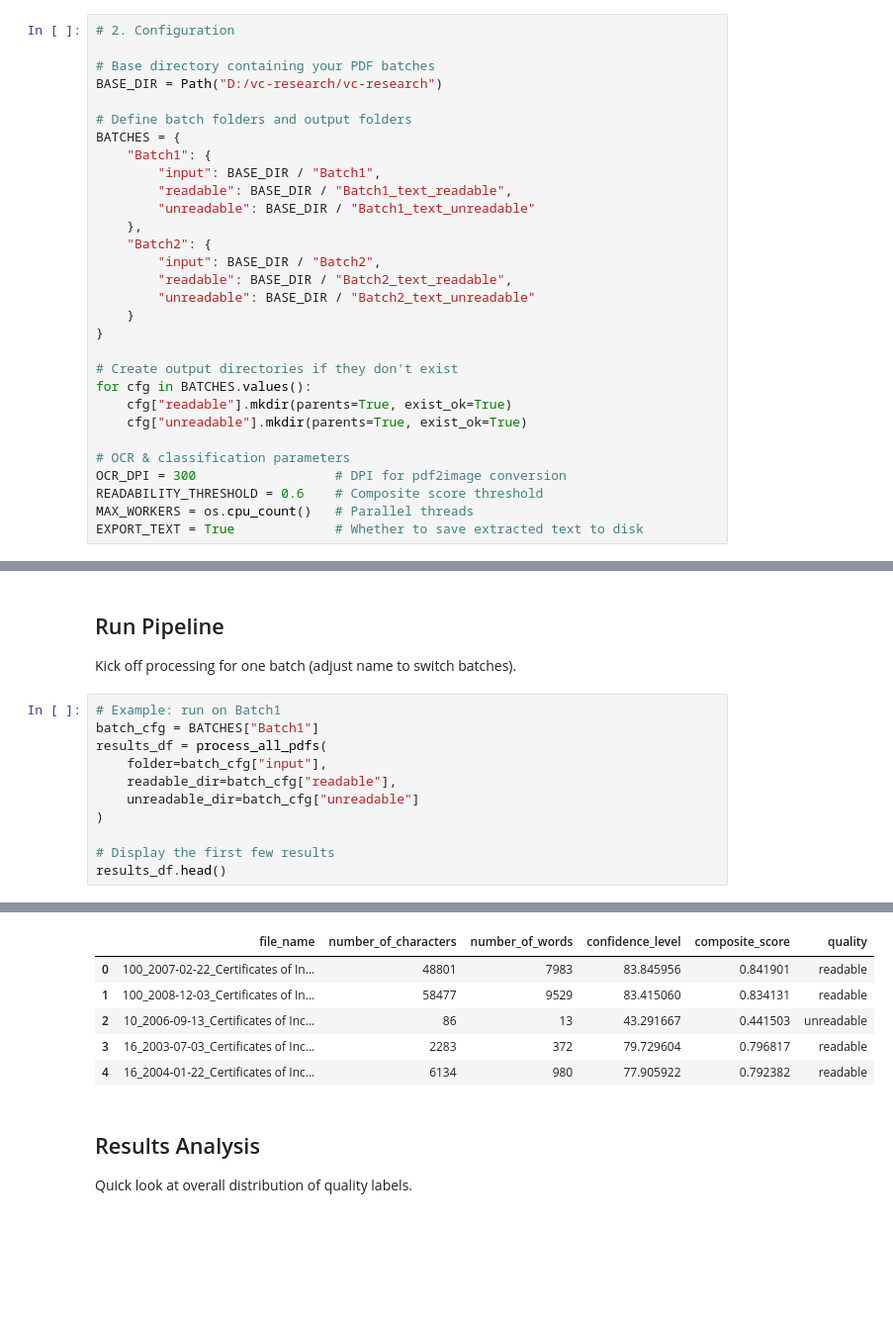
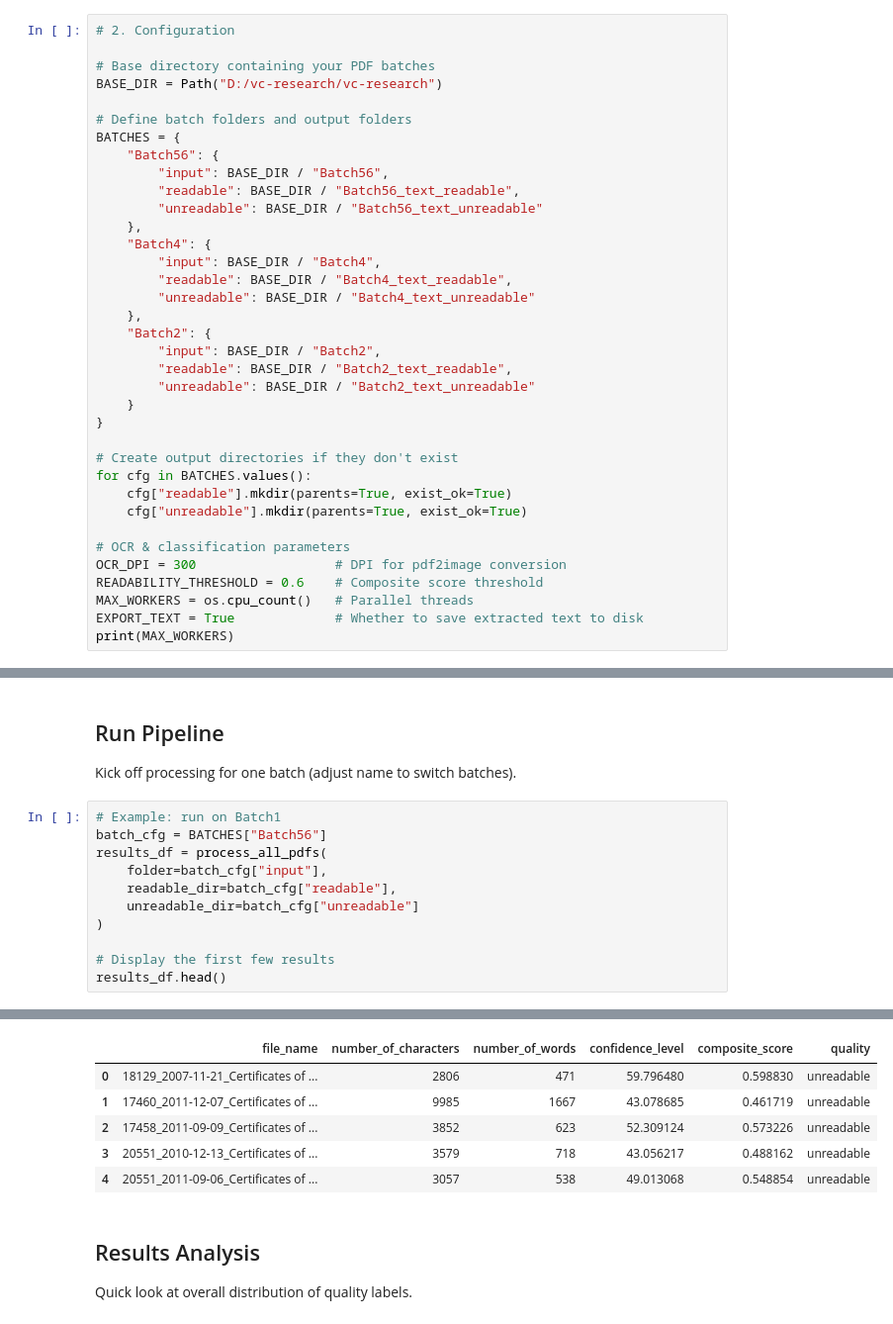
Before and after one commit to alexchen4/vc-research, a Jupyter notebook: pdf_convert.ipynb, the cells around one changed output, grey strips where cells are left out. Shown at 99% size. Saved outputs shown, nothing was run; the diff lists cells and outputs as text; blank space fills up the shorter version.

```diff
--- a/pdf_convert.ipynb
+++ b/pdf_convert.ipynb
@@ -66,10 +66,15 @@ BASE_DIR = Path("D:/vc-research/vc-research")
 
 # Define batch folders and output folders
 BATCHES = {
-    "Batch1": {
-        "input": BASE_DIR / "Batch1",
-        "readable": BASE_DIR / "Batch1_text_readable",
-        "unreadable": BASE_DIR / "Batch1_text_unreadable"
+    "Batch56": {
+        "input": BASE_DIR / "Batch56",
+        "readable": BASE_DIR / "Batch56_text_readable",
+        "unreadable": BASE_DIR / "Batch56_text_unreadable"
+    },
+    "Batch4": {
+        "input": BASE_DIR / "Batch4",
+        "readable": BASE_DIR / "Batch4_text_readable",
+        "unreadable": BASE_DIR / "Batch4_text_unreadable"
     },
     "Batch2": {
         "input": BASE_DIR / "Batch2",
@@ -88,3 +93,4 @@ OCR_DPI = 300                  # DPI for pdf2image conversion
 READABILITY_THRESHOLD = 0.6    # Composite score threshold
 MAX_WORKERS = os.cpu_count()   # Parallel threads
 EXPORT_TEXT = True             # Whether to save extracted text to disk
+print(MAX_WORKERS)
@@ -248,7 +256,7 @@ def process_all_pdfs(
 Kick off processing for one batch (adjust name to switch batches).
 # %%
 # Example: run on Batch1
-batch_cfg = BATCHES["Batch1"]
+batch_cfg = BATCHES["Batch56"]
 results_df = process_all_pdfs(
     folder=batch_cfg["input"],
     readable_dir=batch_cfg["readable"],
@@ -278,9 +286,9 @@ results_df.head()
 |  | file_name | number_of_characters | number_of_words | confidence_level | composite_score | quality |
-| 0 | 100_2007-02-22_Certificates of In... | 48801 | 7983 | 83.845956 | 0.841901 | readable |
-| 1 | 100_2008-12-03_Certificates of In... | 58477 | 9529 | 83.415060 | 0.834131 | readable |
-| 2 | 10_2006-09-13_Certificates of Inc... | 86 | 13 | 43.291667 | 0.441503 | unreadable |
-| 3 | 16_2003-07-03_Certificates of Inc... | 2283 | 372 | 79.729604 | 0.796817 | readable |
-| 4 | 16_2004-01-22_Certificates of Inc... | 6134 | 980 | 77.905922 | 0.792382 | readable |
+| 0 | 18129_2007-11-21_Certificates of ... | 2806 | 471 | 59.796480 | 0.598830 | unreadable |
+| 1 | 17460_2011-12-07_Certificates of ... | 9985 | 1667 | 43.078685 | 0.461719 | unreadable |
+| 2 | 17458_2011-09-09_Certificates of ... | 3852 | 623 | 52.309124 | 0.573226 | unreadable |
+| 3 | 20551_2010-12-13_Certificates of ... | 3579 | 718 | 43.056217 | 0.488162 | unreadable |
+| 4 | 20551_2011-09-06_Certificates of ... | 3057 | 538 | 49.013068 | 0.548854 | unreadable |
 # %% [markdown]
 ## Results Analysis
 Quick look at overall distribution of quality labels.
```
Also changed, not shown: parts of 7 cells of this notebook, 11 other files.
